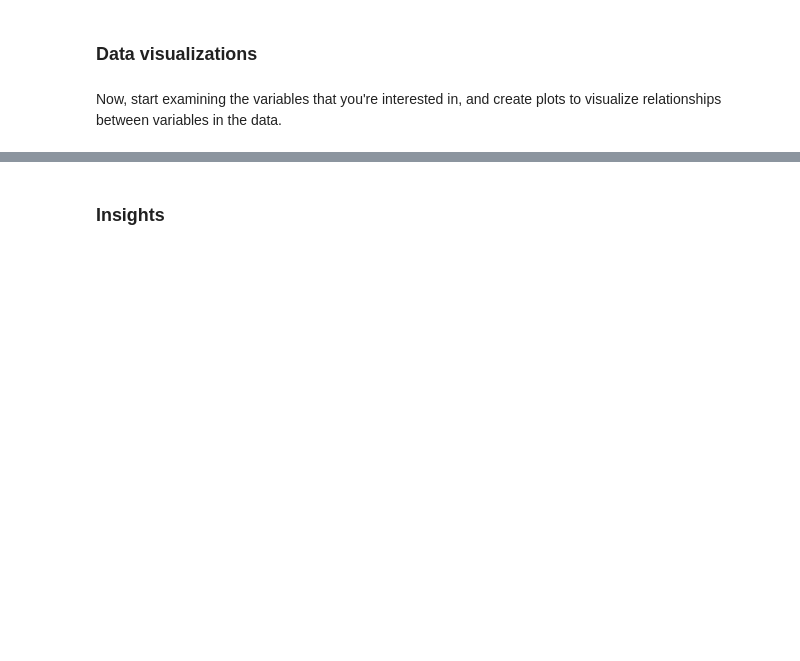
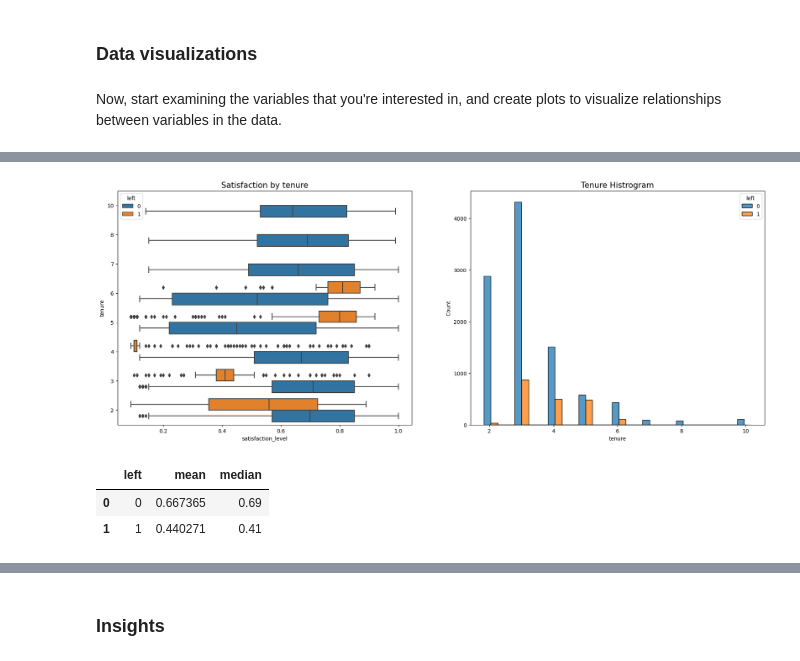
Before and after one commit to Thiraphat-DEV/HrInsight, a Jupyter notebook: Salifort Motors project .ipynb, the cells around one changed output, grey strips where cells are left out. Cells and saved outputs as stored; diff of their text form; code cells hidden in the pictures; blank space fills up the shorter version.

```diff
--- a/Salifort Motors project .ipynb
+++ b/Salifort Motors project .ipynb
@@ -344,0 +402,28 @@ Now, start examining the variables that you're interested in, and create plots t
+# %%
+# Create a plot as needed
+### YOUR CODE HERE ###
+fig, ax = plt.subplots(1, 2, figsize = (22, 8))
+
+#create boxplot of satisfaction_level
+sns.boxplot(data=df1, x = 'satisfaction_level', y = 'tenure', hue='left' , orient='h', ax = ax[0])
+ax[0].invert_yaxis()
+ax[0].set_title('Satisfaction by tenure', fontsize = 15)
+
+#create histrogram with tenure  comparing to employee
+#split `stayed` & `left`
+tenure_stayed = df1[df1['left'] == 0]['tenure']
+tenure_left = df1[df1['left'] == 1]['tenure']
+
+sns.histplot(data= df1, x = 'tenure', hue = 'left', multiple='dodge', shrink=5, ax = ax[1])
+ax[1].set_title("Tenure Histrogram", fontsize =15)
+
+plt.show()
+# %% [output]
+[figure, added]
+# %%
+# calculate mean and median of satisfaction_level score
+df1.groupby(['left'])['satisfaction_level'].agg([np.mean, np.median]).reset_index()
+# %% [output]
+|  | left | mean | median |
+| 0 | 0 | 0.667365 | 0.69 |
+| 1 | 1 | 0.440271 | 0.41 |
```
Also changed, not shown: parts of 41 cells of this notebook.
